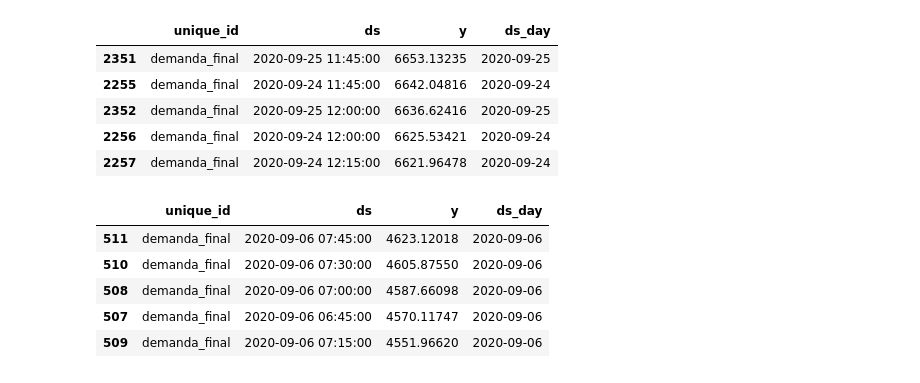
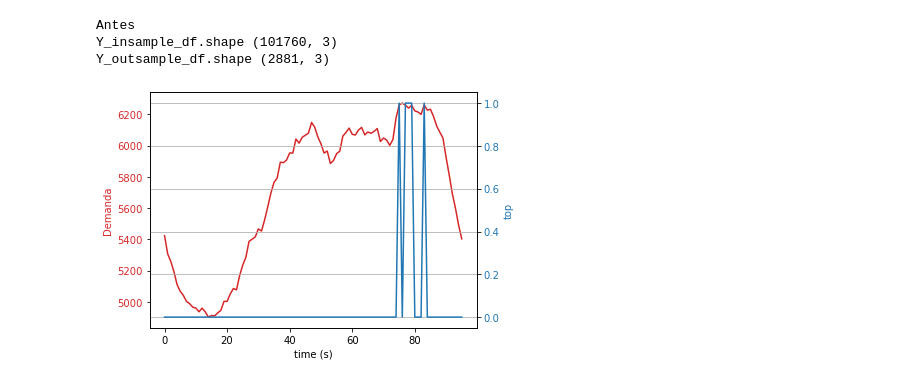
Before and after one commit to Nixtla/Nixtla, a Jupyter notebook: nbs/models_onnbeats__nbeats.ipynb, the cells around one changed output. Drawn from its saved outputs; the diff is of its cells as text; code cells hidden in the pictures.

```diff
--- a/nbs/models_onnbeats__nbeats.ipynb
+++ b/nbs/models_onnbeats__nbeats.ipynb
@@ -598,18 +605,25 @@ ValueError: Length of values (186) does not match length of index (181)
-# %%
-Y_outsample_df.head()
-# %% [output]
-|  | unique_id | ds | y | ds_day |
-| 2351 | demanda_final | 2020-09-25 11:45:00 | 6653.13235 | 2020-09-25 |
-| 2255 | demanda_final | 2020-09-24 11:45:00 | 6642.04816 | 2020-09-24 |
-| 2352 | demanda_final | 2020-09-25 12:00:00 | 6636.62416 | 2020-09-25 |
-| 2256 | demanda_final | 2020-09-24 12:00:00 | 6625.53421 | 2020-09-24 |
-| 2257 | demanda_final | 2020-09-24 12:15:00 | 6621.96478 | 2020-09-24 |
-# %%
-Y_outsample_df.tail()
-# %% [output]
-|  | unique_id | ds | y | ds_day |
-| 511 | demanda_final | 2020-09-06 07:45:00 | 4623.12018 | 2020-09-06 |
-| 510 | demanda_final | 2020-09-06 07:30:00 | 4605.87550 | 2020-09-06 |
-| 508 | demanda_final | 2020-09-06 07:00:00 | 4587.66098 | 2020-09-06 |
-| 507 | demanda_final | 2020-09-06 06:45:00 | 4570.11747 | 2020-09-06 |
-| 509 | demanda_final | 2020-09-06 07:15:00 | 4551.96620 | 2020-09-06 |
+# %%
+Y_insample_df_raw, X_insample_df_raw, Y_outsample_df_raw, X_outsample_df_raw, f_cols = load_on_data(root_dir='../data/on/', test_date='2020-09-01')
+
+# Y_insample__df_raw = Y_insample_df.copy()
+# X_insample_df_raw = X_insample_df.copy()
+# Y_outsample_df_raw = Y_outsample_df.copy()
+# X_outsample_df_raw = X_outsample_df.copy()
+# %%
+print("Antes")
+print("Y_insample_df.shape", Y_insample_df_raw.shape)
+print("Y_outsample_df.shape", Y_outsample_df_raw.shape)
+print("\n\n")
+
+#--------------------------------------------   One hot encode top 6 --------------------------------------------#
+# Y_insample_df = Y_insample_df_raw.copy()
+Y_outsample_df = Y_outsample_df_raw[:-1].copy()
+Y_insample_df = get_top6(df=Y_insample_df_raw, variable='y')
+# X_insample_df = get_top6(df=X_insample_df_raw, variable='ejecutado')
+X_insample_df = X_insample_df_raw.copy()
+# X_outsample_df = get_top6(df=X_outsample_df_raw[:-1], variable='ejecutado') # There is an extra hour
+# %% [output]
+Antes
+Y_insample_df.shape (101760, 3)
+Y_outsample_df.shape (2881, 3)
+[figure, added]
```
Also changed, not shown: parts of 13 cells of this notebook, 1 other file.
